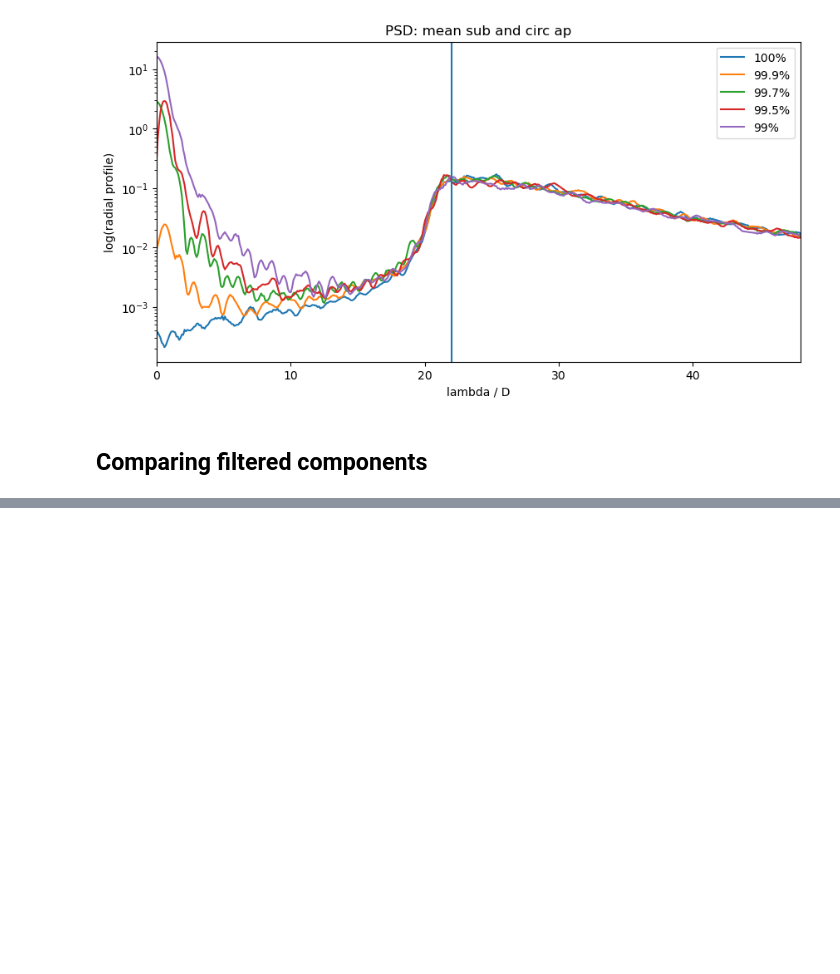
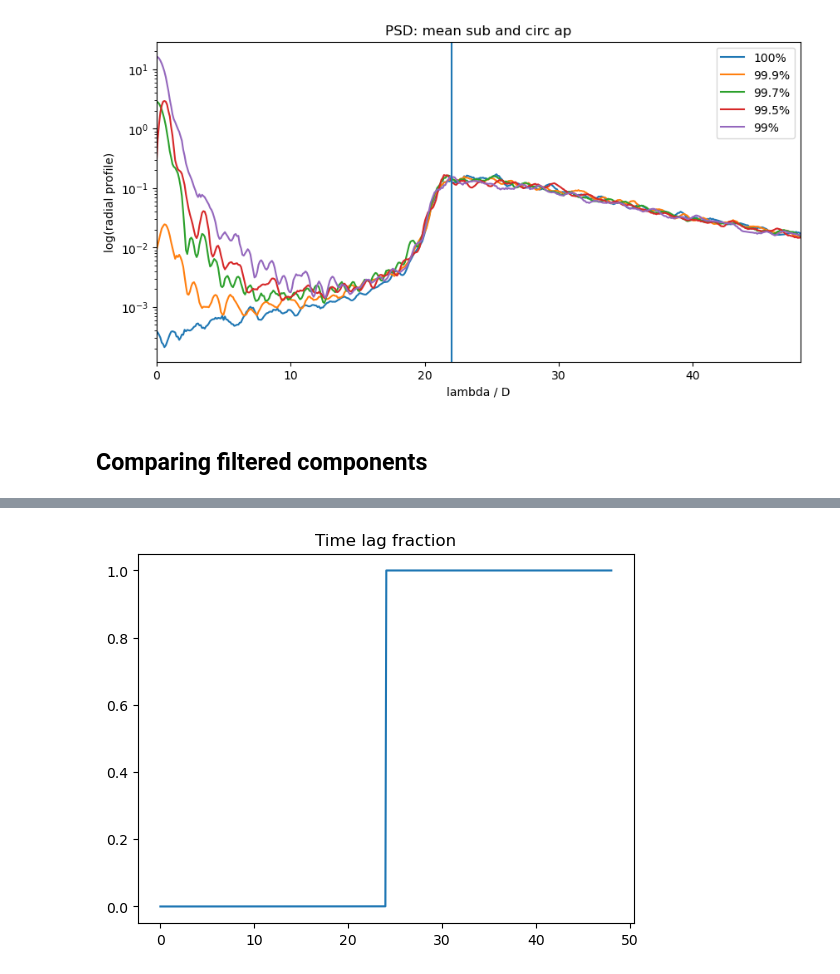
Before and after one commit to edenacadia/sparkles, a Jupyter notebook: sim/sim_PSD.ipynb, the cells around one changed output, grey strips where cells are left out. Saved outputs shown, nothing was run; the diff lists cells and outputs as text; code cells hidden in the pictures; blank space fills up the shorter version.

```diff
--- a/sim/sim_PSD.ipynb
+++ b/sim/sim_PSD.ipynb
@@ -391,0 +516,10 @@ $$
+# %%
+# time lag
+tl_fraction = (2 * np.pi * V * t_tl * k_mn / D) **2
+tl_fraction[r_x >24] = 1 # taking the PSD as it is outside of the control region
+
+plt.title("Time lag fraction")
+plt.plot(r_x, tl_fraction)
+plt.show()
+# %% [output]
+[figure, added]
```
Also changed, not shown: parts of 24 cells of this notebook.
